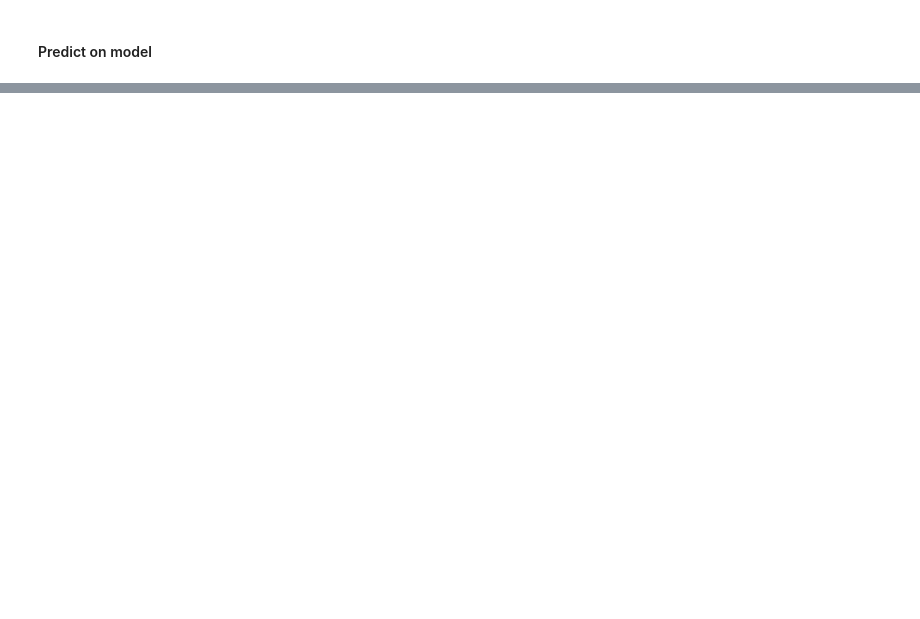
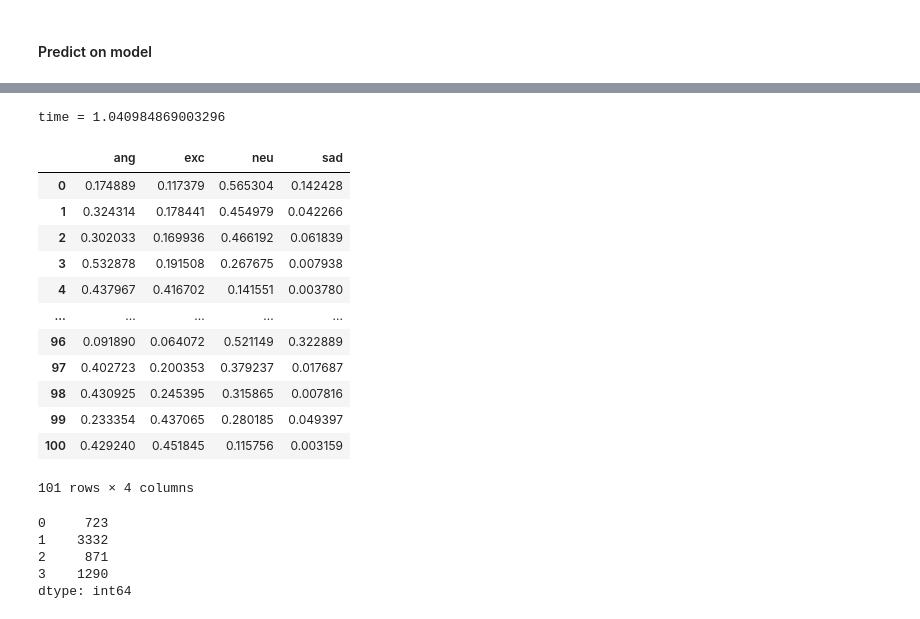
Before and after one commit to Samarth-Tripathi/IEMOCAP-Emotion-Detection, a Jupyter notebook: code/python_files/Experiments/Working_Audio_Model.ipynb, the cells around one changed output, grey strips where cells are left out. Drawn from its saved outputs; the diff is of its cells as text; code cells hidden in the pictures; blank space fills up the shorter version.

```diff
--- a/code/python_files/Experiments/Working_Audio_Model.ipynb
+++ b/code/python_files/Experiments/Working_Audio_Model.ipynb
@@ -450,0 +482,35 @@ ValueError: Shape of passed values is (60, 4), indices imply (60, 1)
+# %%
+x_train_test = x_train_speech[0:101]
+y_test = Y[0:101]
+import time
+t0 = time.time()
+res = model.predict(x_train_test)
+print("time = " + str(time.time() - t0))
+df = pd.DataFrame(res, columns=['ang', 'exc', 'neu', 'sad'])
+
+df
+# %% [output]
+time = 1.040984869003296
+|  | ang | exc | neu | sad |
+| 0 | 0.174889 | 0.117379 | 0.565304 | 0.142428 |
+| 1 | 0.324314 | 0.178441 | 0.454979 | 0.042266 |
+| 2 | 0.302033 | 0.169936 | 0.466192 | 0.061839 |
+| 3 | 0.532878 | 0.191508 | 0.267675 | 0.007938 |
+| 4 | 0.437967 | 0.416702 | 0.141551 | 0.003780 |
+| ... | ... | ... | ... | ... |
+| 96 | 0.091890 | 0.064072 | 0.521149 | 0.322889 |
+| 97 | 0.402723 | 0.200353 | 0.379237 | 0.017687 |
+| 98 | 0.430925 | 0.245395 | 0.315865 | 0.007816 |
+| 99 | 0.233354 | 0.437065 | 0.280185 | 0.049397 |
+| 100 | 0.429240 | 0.451845 | 0.115756 | 0.003159 |
+101 rows × 4 columns
+# %%
+df_predict = pd.DataFrame(result)
+df_predict.idxmax(axis = 0)
+# df_predict.iloc
+# %% [output]
+0     723
+1    3332
+2     871
+3    1290
+dtype: int64
```
Also changed, not shown: parts of 13 cells of this notebook.
